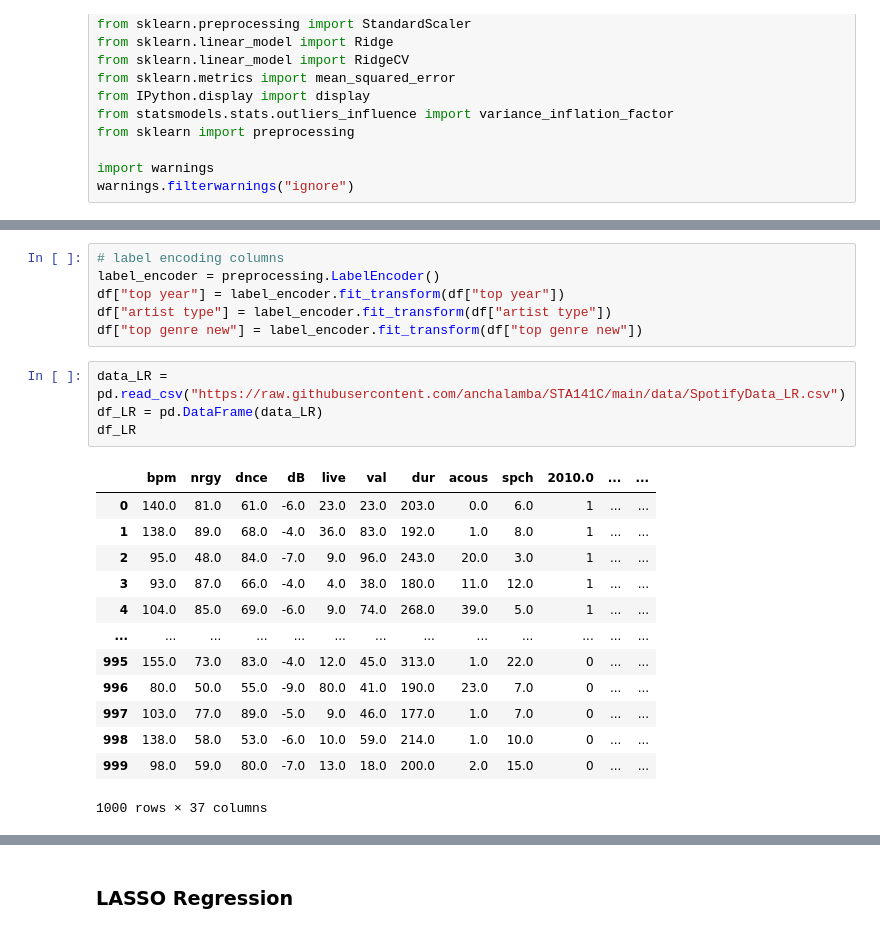
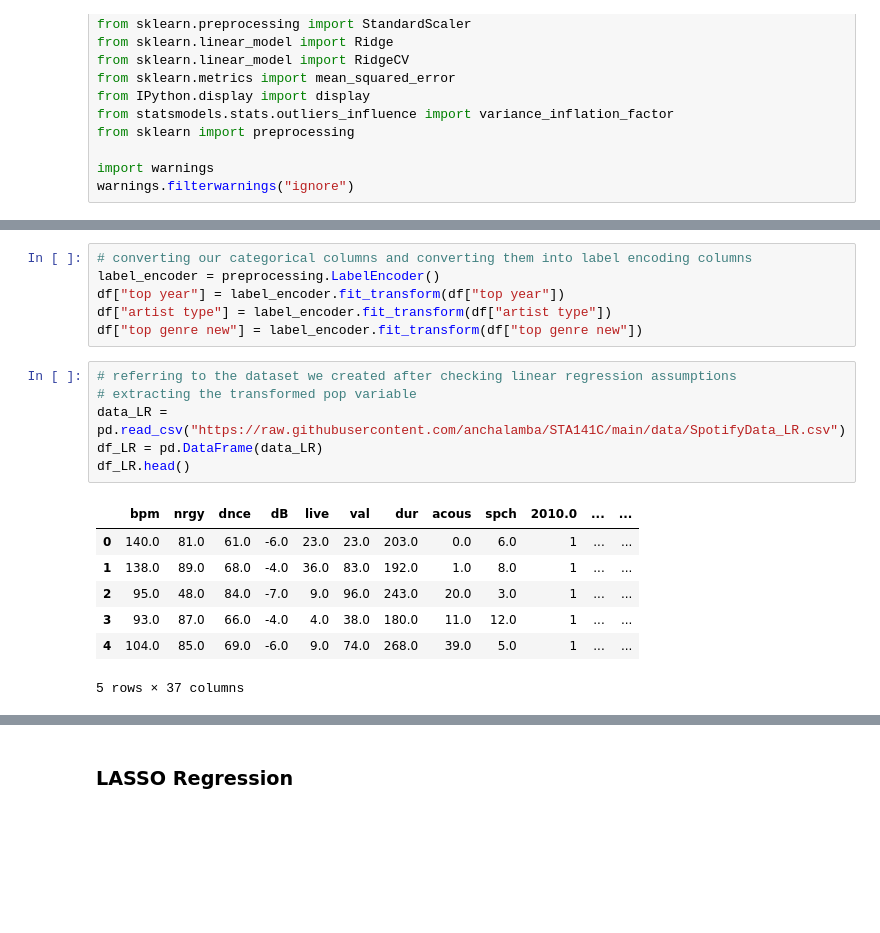
Before and after one commit to ojyoon23/STA141C, a Jupyter notebook: Feature Selection_V2.ipynb, the cells around one changed output, grey strips where cells are left out. Saved outputs shown, nothing was run; the diff lists cells and outputs as text; blank space fills up the shorter version.

```diff
--- a/Feature Selection_V2.ipynb
+++ b/Feature Selection_V2.ipynb
@@ -37,27 +37,23 @@ df.head()
 | 3 | Airplanes (feat. Hayley Williams ... | B.o.B | atl hip hop | 2010.0 | 2022‑02‑17 | 93.0 | 87.0 | 66.0 | -4.0 | 4.0 | ... |
 | 4 | Nothin' on You (feat. Bruno Mars) | B.o.B | atl hip hop | 2010.0 | 2022‑02‑17 | 104.0 | 85.0 | 69.0 | -6.0 | 9.0 | ... |
 # %%
-# label encoding columns
+# converting our categorical columns and converting them into label encoding columns
 label_encoder = preprocessing.LabelEncoder()
 df["top year"] = label_encoder.fit_transform(df["top year"])
 df["artist type"] = label_encoder.fit_transform(df["artist type"])
 df["top genre new"] = label_encoder.fit_transform(df["top genre new"])
 # %%
+# referring to the dataset we created after checking linear regression assumptions
+# extracting the transformed pop variable
 data_LR = pd.read_csv("https://raw.githubusercontent.com/anchalamba/STA141C/main/data/SpotifyData_LR.csv")
 df_LR = pd.DataFrame(data_LR)
-df_LR
+df_LR.head()
 # %% [output]
 |  | bpm | nrgy | dnce | dB | live | val | dur | acous | spch | 2010.0 | ... | ... |
 | 0 | 140.0 | 81.0 | 61.0 | -6.0 | 23.0 | 23.0 | 203.0 | 0.0 | 6.0 | 1 | ... | ... |
 | 1 | 138.0 | 89.0 | 68.0 | -4.0 | 36.0 | 83.0 | 192.0 | 1.0 | 8.0 | 1 | ... | ... |
 | 2 | 95.0 | 48.0 | 84.0 | -7.0 | 9.0 | 96.0 | 243.0 | 20.0 | 3.0 | 1 | ... | ... |
 | 3 | 93.0 | 87.0 | 66.0 | -4.0 | 4.0 | 38.0 | 180.0 | 11.0 | 12.0 | 1 | ... | ... |
 | 4 | 104.0 | 85.0 | 69.0 | -6.0 | 9.0 | 74.0 | 268.0 | 39.0 | 5.0 | 1 | ... | ... |
-| ... | ... | ... | ... | ... | ... | ... | ... | ... | ... | ... | ... | ... |
-| 995 | 155.0 | 73.0 | 83.0 | -4.0 | 12.0 | 45.0 | 313.0 | 1.0 | 22.0 | 0 | ... | ... |
-| 996 | 80.0 | 50.0 | 55.0 | -9.0 | 80.0 | 41.0 | 190.0 | 23.0 | 7.0 | 0 | ... | ... |
-| 997 | 103.0 | 77.0 | 89.0 | -5.0 | 9.0 | 46.0 | 177.0 | 1.0 | 7.0 | 0 | ... | ... |
-| 998 | 138.0 | 58.0 | 53.0 | -6.0 | 10.0 | 59.0 | 214.0 | 1.0 | 10.0 | 0 | ... | ... |
-| 999 | 98.0 | 59.0 | 80.0 | -7.0 | 13.0 | 18.0 | 200.0 | 2.0 | 15.0 | 0 | ... | ... |
-1000 rows × 37 columns
+5 rows × 37 columns
 # %%
```
Also changed, not shown: parts of 31 cells of this notebook.
